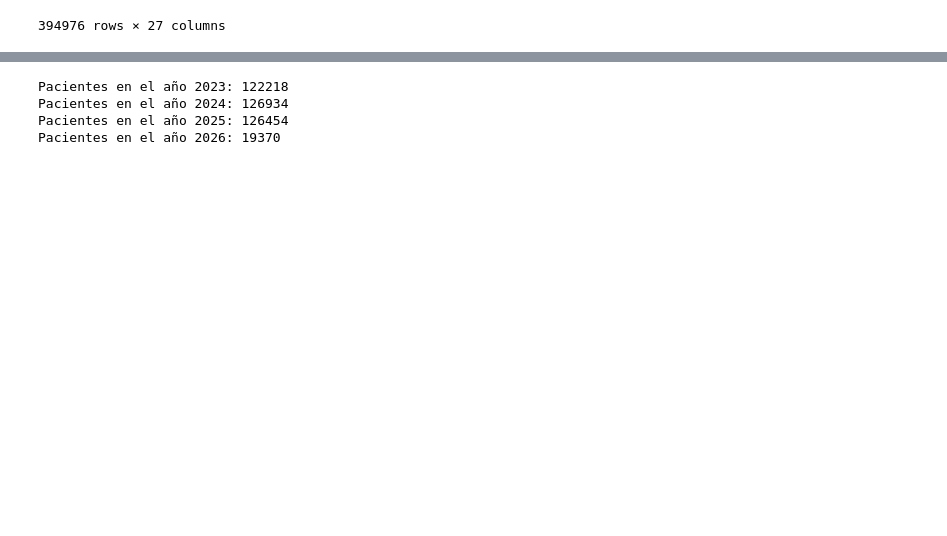
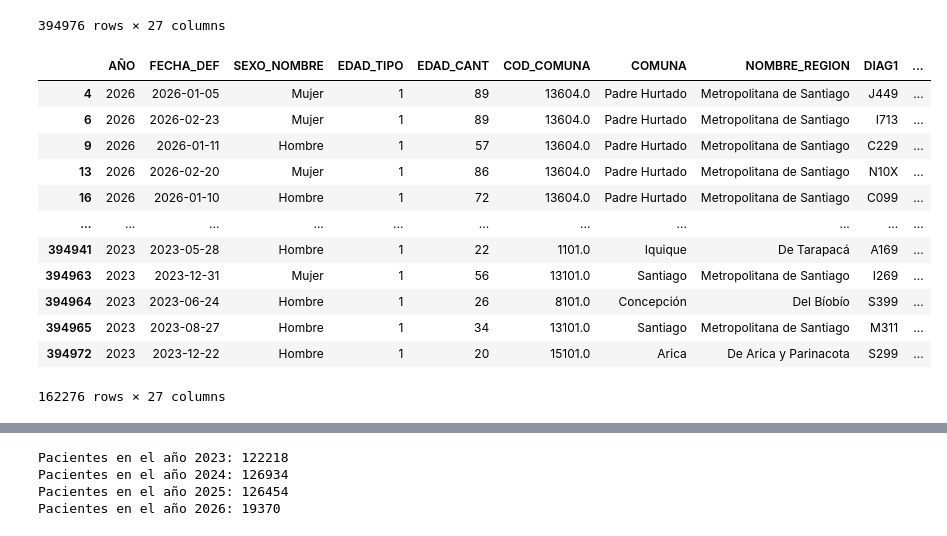
Before and after one commit to Bladex12/proyecto-analisis, a Jupyter notebook: trabajo.ipynb, the cells around one changed output, grey strips where cells are left out. Cells and saved outputs as stored; diff of their text form; code cells hidden in the pictures; blank space fills up the shorter version.

```diff
--- a/trabajo.ipynb
+++ b/trabajo.ipynb
@@ -26,6 +34,23 @@ display(df)
 | 394974 | 2023 | 2023-07-31 | Hombre | 1 | 31 | 8101.0 | Concepción | Del Bíobío | S199 | ... |
 | 394975 | 2023 | 2023-12-04 | Mujer | 1 | 37 | 13110.0 | La Florida | Metropolitana de Santiago | T599 | ... |
 394976 rows × 27 columns
+# %%
+df = df[df["LUGAR_DEFUNCION"] == "Hospital o Clínica"]
+df
+# %% [output]
+|  | AÑO | FECHA_DEF | SEXO_NOMBRE | EDAD_TIPO | EDAD_CANT | COD_COMUNA | COMUNA | NOMBRE_REGION | DIAG1 | ... |
+| 4 | 2026 | 2026-01-05 | Mujer | 1 | 89 | 13604.0 | Padre Hurtado | Metropolitana de Santiago | J449 | ... |
+| 6 | 2026 | 2026-02-23 | Mujer | 1 | 89 | 13604.0 | Padre Hurtado | Metropolitana de Santiago | I713 | ... |
+| 9 | 2026 | 2026-01-11 | Hombre | 1 | 57 | 13604.0 | Padre Hurtado | Metropolitana de Santiago | C229 | ... |
+| 13 | 2026 | 2026-02-20 | Mujer | 1 | 86 | 13604.0 | Padre Hurtado | Metropolitana de Santiago | N10X | ... |
+| 16 | 2026 | 2026-01-10 | Hombre | 1 | 72 | 13604.0 | Padre Hurtado | Metropolitana de Santiago | C099 | ... |
+| ... | ... | ... | ... | ... | ... | ... | ... | ... | ... | ... |
+| 394941 | 2023 | 2023-05-28 | Hombre | 1 | 22 | 1101.0 | Iquique | De Tarapacá | A169 | ... |
+| 394963 | 2023 | 2023-12-31 | Mujer | 1 | 56 | 13101.0 | Santiago | Metropolitana de Santiago | I269 | ... |
+| 394964 | 2023 | 2023-06-24 | Hombre | 1 | 26 | 8101.0 | Concepción | Del Bíobío | S399 | ... |
+| 394965 | 2023 | 2023-08-27 | Hombre | 1 | 34 | 13101.0 | Santiago | Metropolitana de Santiago | M311 | ... |
+| 394972 | 2023 | 2023-12-22 | Hombre | 1 | 20 | 15101.0 | Arica | De Arica y Parinacota | S299 | ... |
+162276 rows × 27 columns
 # %%
 # Clasificación corregida de las variables principales
 clasificacion_df = pd.DataFrame({
```
Also changed, not shown: parts of 5 cells of this notebook.
